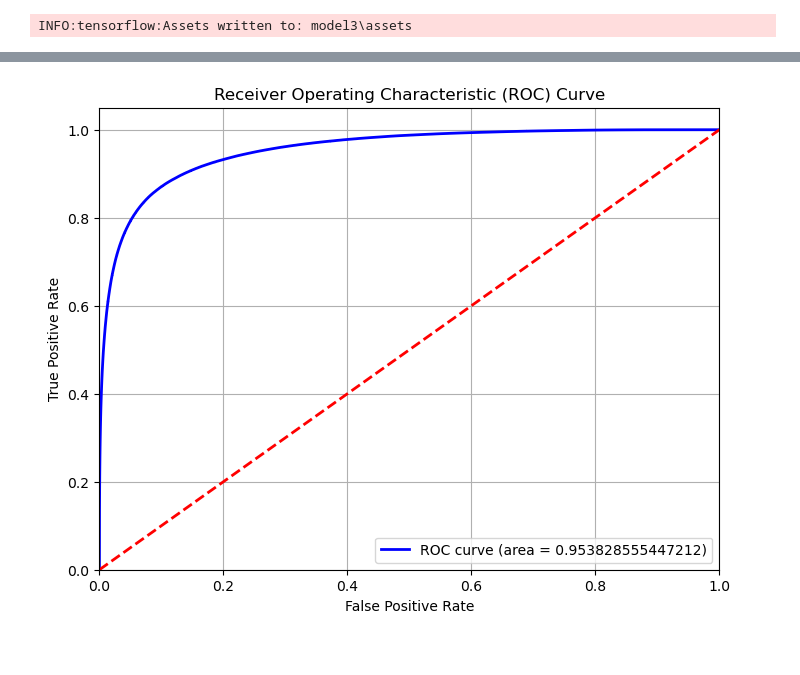
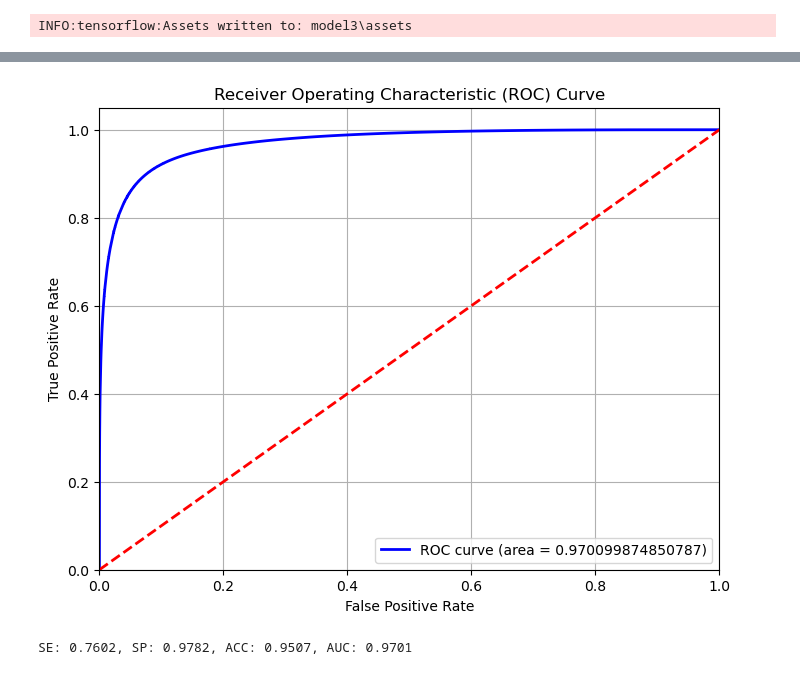
Before and after one commit to natejly2/SLO-Segmentation, a Jupyter notebook: process.ipynb, the cells around one changed output, grey strips where cells are left out. Cells and saved outputs as stored; diff of their text form; code cells hidden in the pictures.

```diff
--- a/process.ipynb
+++ b/process.ipynb
@@ -235,7 +235,7 @@ def augment_images(patch_images, patch_masks):
 
 
 np.random.seed(42)  # For reproducibility
-def make_imgs(images, masks, final_size=64, num_samples=100):
+def make_imgs(images, masks, final_size=64, num_samples=250):
     patch_images, patch_masks = [], []
     for img, msk in zip(images, masks):
         # assume img shape = (1,1,H,W), msk shape = (H,W)
@@ -559,8 +559,40 @@ def plot_roc_curve(y_true, y_scores):
     plt.grid()
     plt.show()
 
+def plot_precision_recall_curve(y_true, y_scores):
+    from sklearn.metrics import precision_recall_curve
+    precision, recall, _ = precision_recall_curve(y_true.flatten(), y_scores.flatten())
+    pr_auc = auc(recall, precision)
+
+    plt.figure(figsize=(8, 6))
+    plt.plot(recall, precision, color='blue', lw=2)
+    plt.xlabel('Recall')
+    plt.ylabel('Precision')
+    plt.title('Precision-Recall Curve')
+    plt.legend([f'PR curve (area = {pr_auc})'])
+    plt.grid()
+    plt.show()
+
+# print SE, SP, ACC, AUC
+def calculate_metrics(y_true, y_scores, threshold=0.5):
+    y_pred = (y_scores > threshold).astype(np.float32)
+
+    TP = np.sum((y_true == 1) & (y_pred == 1))
+    TN = np.sum((y_true == 0) & (y_pred == 0))
+    FP = np.sum((y_true == 0) & (y_pred == 1))
+    FN = np.sum((y_true == 1) & (y_pred == 0))
+
+    SE = TP / (TP + FN) if (TP + FN) > 0 else 0
+    SP = TN / (TN + FP) if (TN + FP) > 0 else 0
+    ACC = (TP + TN) / (TP + TN + FP + FN) if (TP + TN + FP + FN) > 0 else 0
+    AUC = auc(*roc_curve(y_true.flatten(), y_scores.flatten())[:2])
+
+    return SE, SP, ACC, AUC
+
 # Plot ROC curve for validation set
 y_scores = model.predict(X_val)
 y_true = Y_val
 plot_roc_curve(y_true, y_scores)
+SE, SP, ACC, AUC = calculate_metrics(Y_val, y_scores)
+print(f"SE: {SE:.4f}, SP: {SP:.4f}, ACC: {ACC:.4f}, AUC: {AUC:.4f}")
 # %% [output]
@@ -568 +600,2 @@ plot_roc_curve(y_true, y_scores)
-[figure, old version]
+[figure, new version]
+SE: 0.7602, SP: 0.9782, ACC: 0.9507, AUC: 0.9701
```
Also changed, not shown: parts of 2 cells of this notebook, 10 other files.
